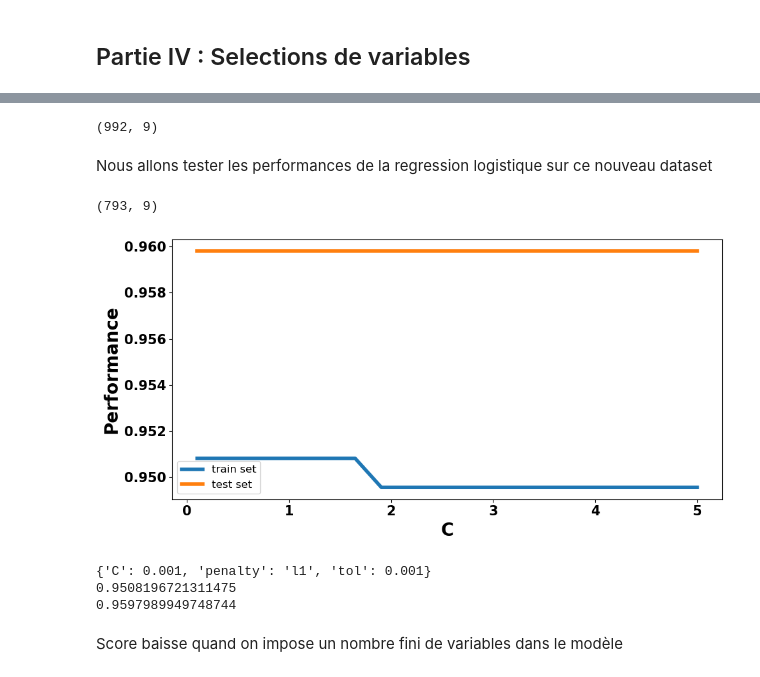
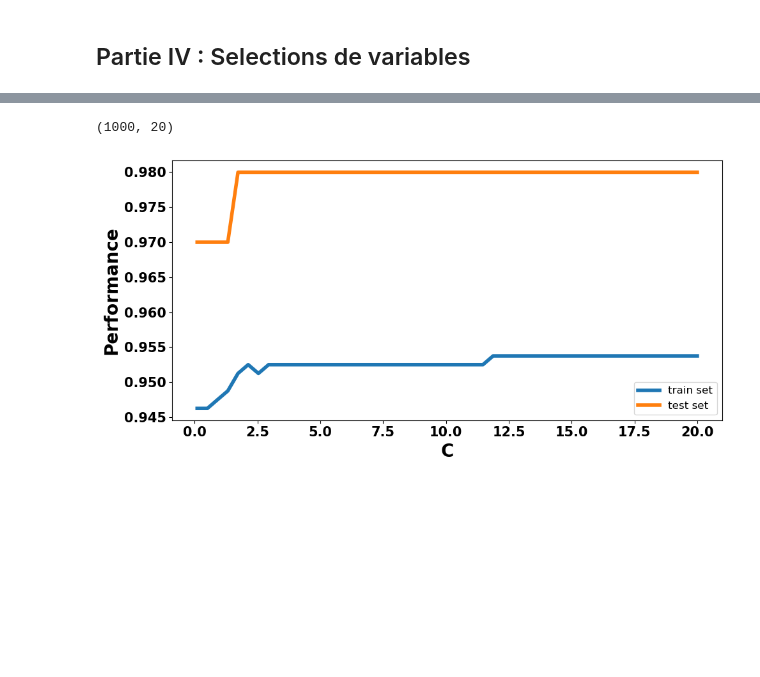
Before and after one commit to Alexis-Barrau/python_ensae, a Jupyter notebook: Scripts/Script first analysis.ipynb, the cells around one changed output, grey strips where cells are left out. Cells and saved outputs as stored; diff of their text form; code cells hidden in the pictures; blank space fills up the shorter version.

```diff
--- a/Scripts/Script first analysis.ipynb
+++ b/Scripts/Script first analysis.ipynb
@@ -225,92 +232,49 @@ print(X[:100])
 # %%
-
 from sklearn.linear_model import LassoCV
 from sklearn.feature_selection import SelectFromModel
 
-# Identify rows with NaN values
-nan_rows_train = np.isnan(X).any(axis=1)
-# Remove rows with NaN values from both X_train_scaled and y_train
-X_corrected = X[~nan_rows_train]
-y_corrected = y[~nan_rows_train]
-
 clf = LassoCV()
 
-sfm = SelectFromModel(clf, threshold=None, prefit=False, norm_order=1, max_features=10)
-# Je m'impose un maximum de 10 features
+# Je m'impose un maximum XX features
+sfm = SelectFromModel(clf, threshold=None, prefit=False, norm_order=1, max_features=20)
 
-sfm.fit(X_corrected,y_corrected)
-X_transform = sfm.transform(X_corrected)
+sfm.fit(X,y)
+X_transform = sfm.transform(X)
 print(X_transform.shape)
 # %% [output]
-(992, 9)
+(1000, 20)
-# %% [markdown]
-Nous allons tester les performances de la regression logistique sur ce nouveau dataset
 # %%
 X_train_2, X_test_2, y_train_2, y_test_2 = train_test_split(X_transform,
                                                     y,
-                                                    test_size=.2)
+                                                    test_size=.2, random_state=3)
 
-print(X_train_2.shape)
-
-std_scale = StandardScaler().fit(X_train_2)
-X_train_scaled_2 = std_scale.transform(X_train_2)
-X_test_scaled_2 = std_scale.transform(X_test_2)
 from sklearn.linear_model import LogisticRegression
 
 acc_train, acc_test = list(), list()
-C_range = np.linspace(0.1, 5, 20)
+C_range = np.linspace(0.1, 20, 50)
 for param in C_range:
     clf = LogisticRegression(penalty='l2', dual=False, tol=0.001, C=param, fit_intercept=True,
                    intercept_scaling=1, class_weight=None, random_state=3, solver='liblinear',
                    max_iter=100, multi_class='auto', verbose=0, warm_start=False, n_jobs=None,
                    l1_ratio=None)
 
-    clf.fit(X_train_scaled_2, y_train_2)
-    acc_train.append(clf.score(X_train_scaled_2, y_train_2))
-    acc_test.append(clf.score(X_test_scaled_2, y_test_2))
+    clf.fit(X_train_2, y_train_2)
+    acc_train.append(clf.score(X_train_2, y_train_2))
+    acc_test.append(clf.score(X_test_2, y_test_2))
 
 plt.figure(figsize=(10, 5))
 
 plt.plot(C_range, acc_train, label='train set', lw=4)
 plt.plot(C_range, acc_test, label='test set', lw=4)
 
 plt.legend(loc='best', fontsize=12)
 
 plt.xlabel("C", fontweight="bold", fontsize=20)
 plt.ylabel("Performance", fontweight="bold", fontsize=20)
 plt.xticks(fontweight="bold", fontsize=15)
 plt.yticks(fontweight="bold", fontsize=15)
 plt.tight_layout()
 
 plt.show()
-
-
-params= { 'C':[0.001, 1, 2], 'penalty': ['l1','l2'],'tol': [0.001,0.0001,0.1] }
-
-# j'essaie des valeurs de C très faible pour régulariser un maximum
-
-lr =LogisticRegression( dual=False, fit_intercept=True,
-                   intercept_scaling=1, class_weight=None, random_state=3, solver='liblinear',
-                   max_iter=100, multi_class='auto', verbose=0, warm_start=False, n_jobs=None,
-                   l1_ratio=None)
-
-# On découpe notre échantillon en 3 pour la cross-validation (je pense qu'on peut difficilement faire plus car
-# nous ne possédons que 542 observations)
-
-gs = GridSearchCV(estimator=lr,
-                   param_grid=params,
-                   cv=3)
-
-gs.fit(X_train_scaled_2, y_train_2)
-
-print(gs.best_params_)
-print(gs.score(X_train_scaled_2, y_train_2))
-print(gs.score(X_test_scaled_2, y_test_2))
 # %% [output]
-(793, 9)
-[figure, old version]
+[figure, new version]
-{'C': 0.001, 'penalty': 'l1', 'tol': 0.001}
-0.9508196721311475
-0.9597989949748744
-# %% [markdown]
-Score baisse quand on impose un nombre fini de variables dans le modèle
```
Also changed, not shown: parts of 19 cells of this notebook, 1 other file.
